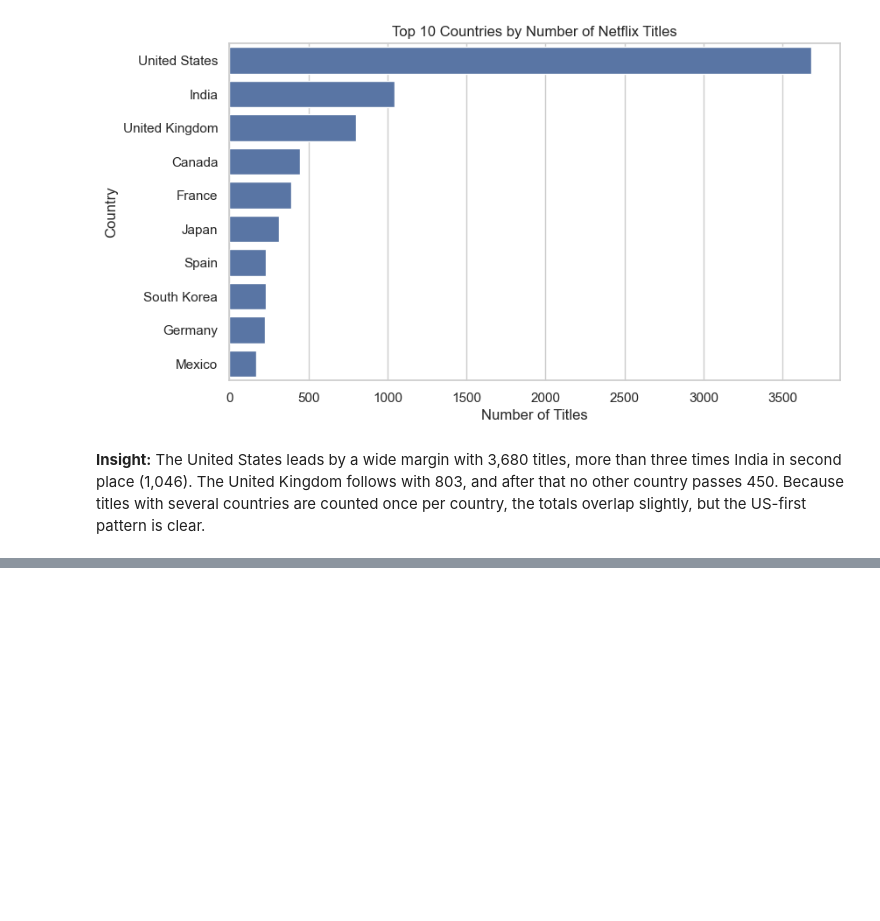
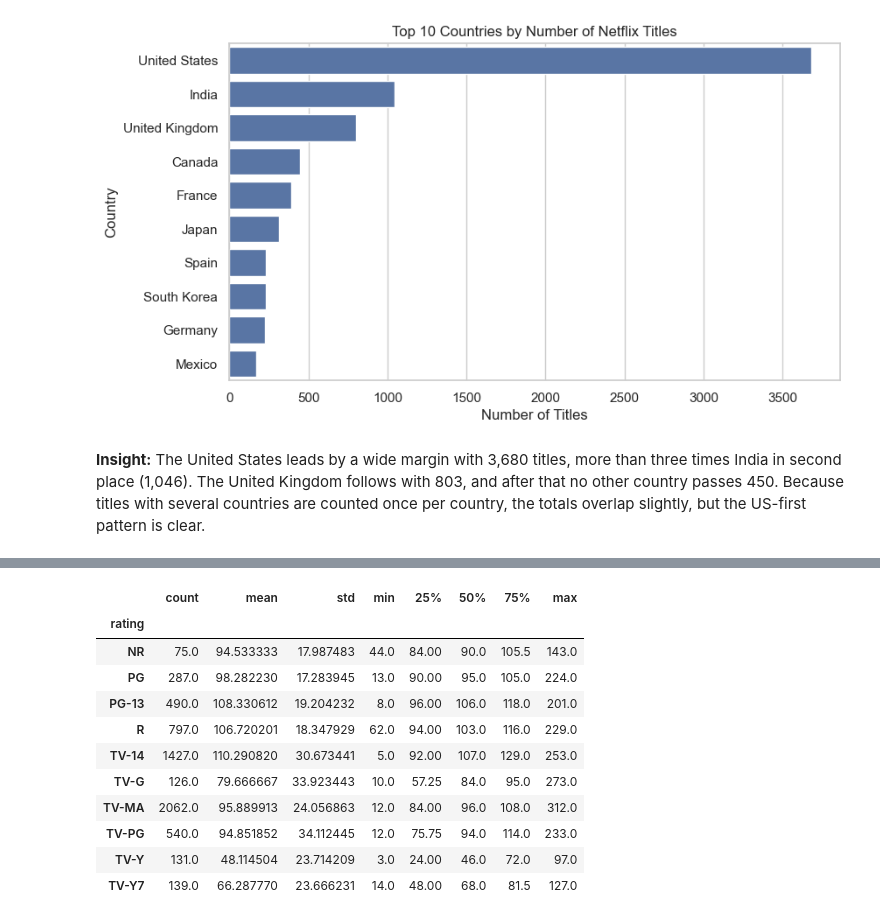
Before and after one commit to baasirahmad46/netflix-eda-visual-storytelling, a Jupyter notebook: notebooks/netflix_eda.ipynb, the cells around one changed output, grey strips where cells are left out. Drawn from its saved outputs; the diff is of its cells as text; code cells hidden in the pictures; blank space fills up the shorter version.

```diff
--- a/notebooks/netflix_eda.ipynb
+++ b/notebooks/netflix_eda.ipynb
@@ -275,0 +305,15 @@ plt.show()
+# %%
+movies_top.groupby('rating')['duration_num'].describe()
+# %% [output]
+|  | count | mean | std | min | 25% | 50% | 75% | max |
+| rating |  |  |  |  |  |  |  |  |
+| NR | 75.0 | 94.533333 | 17.987483 | 44.0 | 84.00 | 90.0 | 105.5 | 143.0 |
+| PG | 287.0 | 98.282230 | 17.283945 | 13.0 | 90.00 | 95.0 | 105.0 | 224.0 |
+| PG-13 | 490.0 | 108.330612 | 19.204232 | 8.0 | 96.00 | 106.0 | 118.0 | 201.0 |
+| R | 797.0 | 106.720201 | 18.347929 | 62.0 | 94.00 | 103.0 | 116.0 | 229.0 |
+| TV-14 | 1427.0 | 110.290820 | 30.673441 | 5.0 | 92.00 | 107.0 | 129.0 | 253.0 |
+| TV-G | 126.0 | 79.666667 | 33.923443 | 10.0 | 57.25 | 84.0 | 95.0 | 273.0 |
+| TV-MA | 2062.0 | 95.889913 | 24.056863 | 12.0 | 84.00 | 96.0 | 108.0 | 312.0 |
+| TV-PG | 540.0 | 94.851852 | 34.112445 | 12.0 | 75.75 | 94.0 | 114.0 | 233.0 |
+| TV-Y | 131.0 | 48.114504 | 23.714209 | 3.0 | 24.00 | 46.0 | 72.0 | 97.0 |
+| TV-Y7 | 139.0 | 66.287770 | 23.666231 | 14.0 | 48.00 | 68.0 | 81.5 | 127.0 |
```
Also changed, not shown: parts of 7 cells of this notebook.
